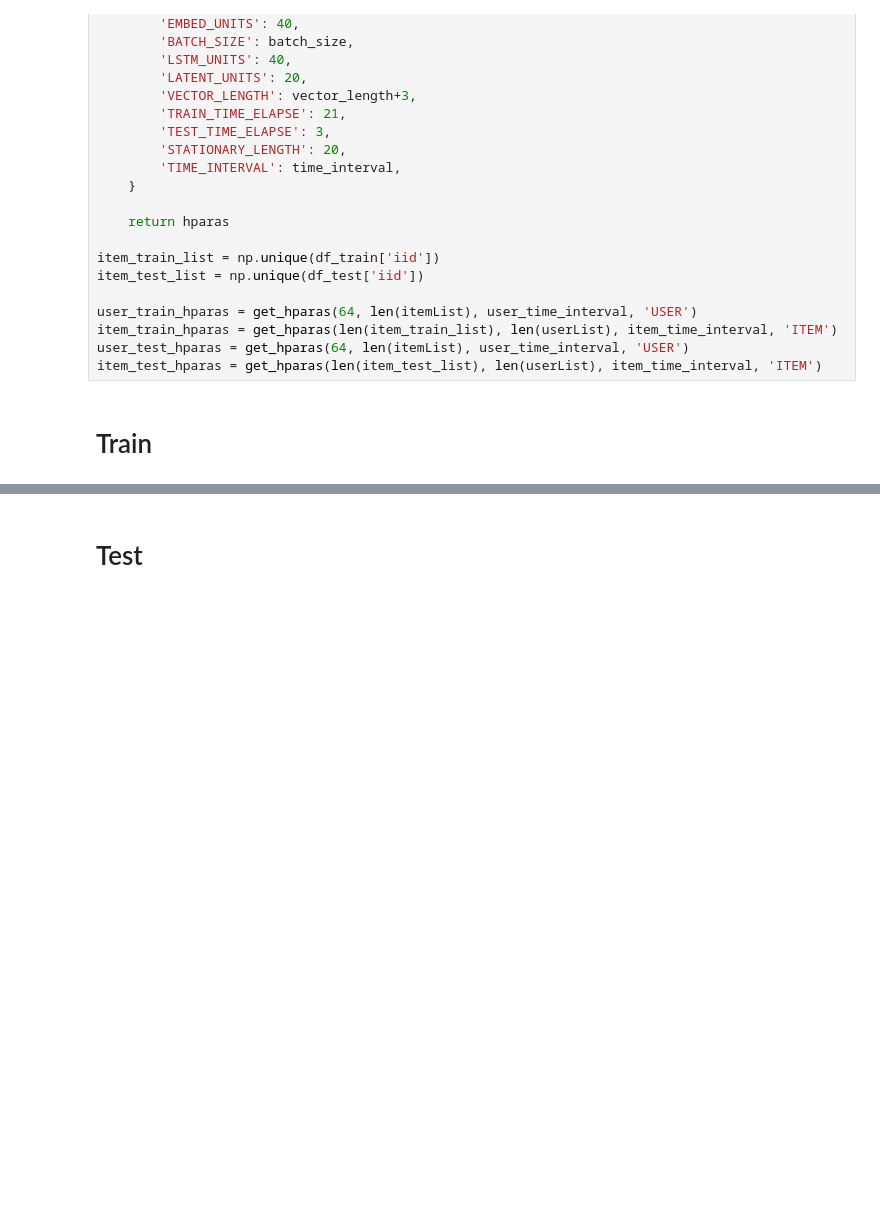
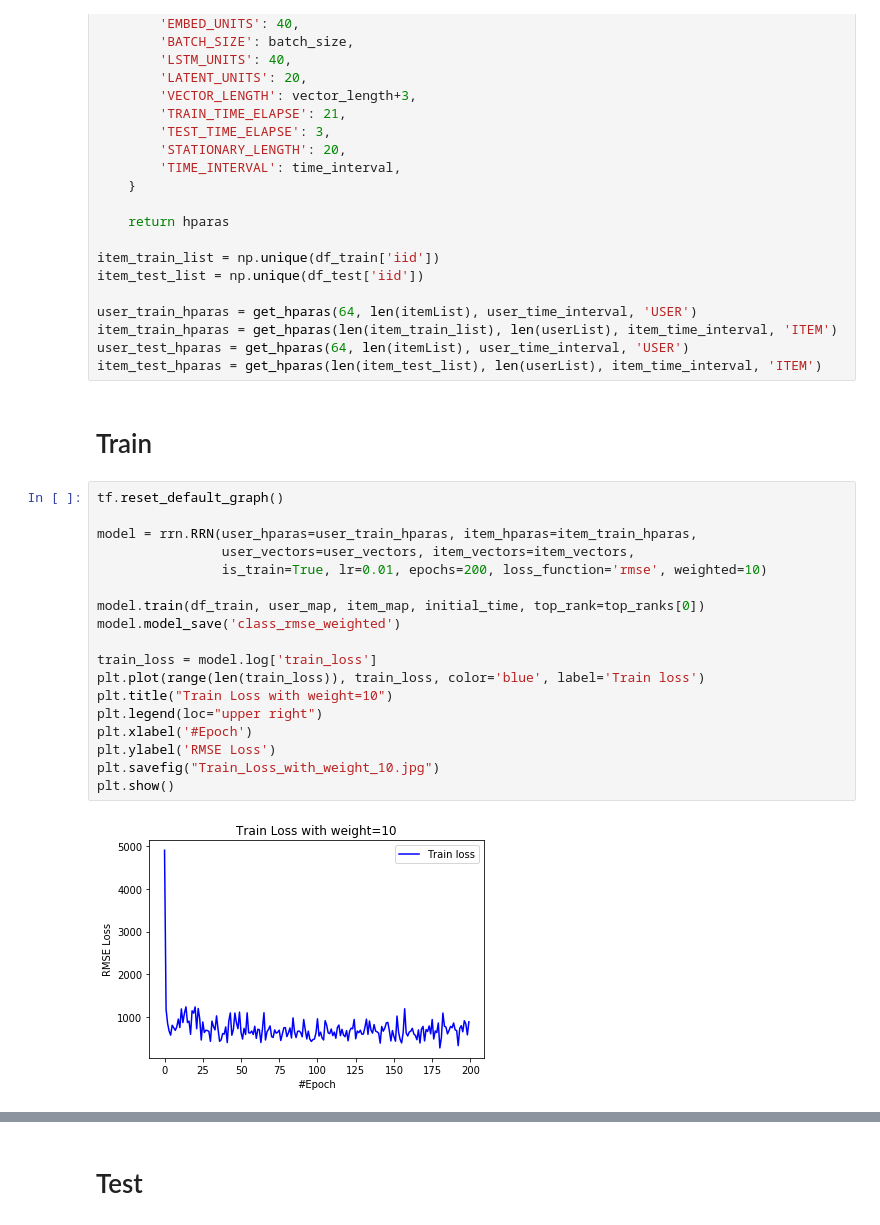
Before and after one commit to yutailin1993/Recommender-Exp, a Jupyter notebook: rrn/RRN_main.ipynb, the cells around one changed output, grey strips where cells are left out. Cells and saved outputs as stored; diff of their text form; blank space fills up the shorter version.

```diff
--- a/rrn/RRN_main.ipynb
+++ b/rrn/RRN_main.ipynb
@@ -87,6 +87,26 @@ user_test_hparas = get_hparas(64, len(itemList), user_time_interval, 'USER')
 item_test_hparas = get_hparas(len(item_test_list), len(userList), item_time_interval, 'ITEM')
 # %% [markdown]
 # Train
+# %%
+tf.reset_default_graph()
+
+model = rrn.RRN(user_hparas=user_train_hparas, item_hparas=item_train_hparas,
+                user_vectors=user_vectors, item_vectors=item_vectors,
+                is_train=True, lr=0.01, epochs=200, loss_function='rmse', weighted=10)
+
+model.train(df_train, user_map, item_map, initial_time, top_rank=top_ranks[0])
+model.model_save('class_rmse_weighted')
+
+train_loss = model.log['train_loss']
+plt.plot(range(len(train_loss)), train_loss, color='blue', label='Train loss')
+plt.title("Train Loss with weight=10")
+plt.legend(loc="upper right")
+plt.xlabel('#Epoch')
+plt.ylabel('RMSE Loss')
+plt.savefig("Train_Loss_with_weight_10.jpg")
+plt.show()
+# %% [output]
+[figure, added]
 # %%
 tf.reset_default_graph()
 
```
Also changed, not shown: parts of 20 cells of this notebook, 1 other file.
